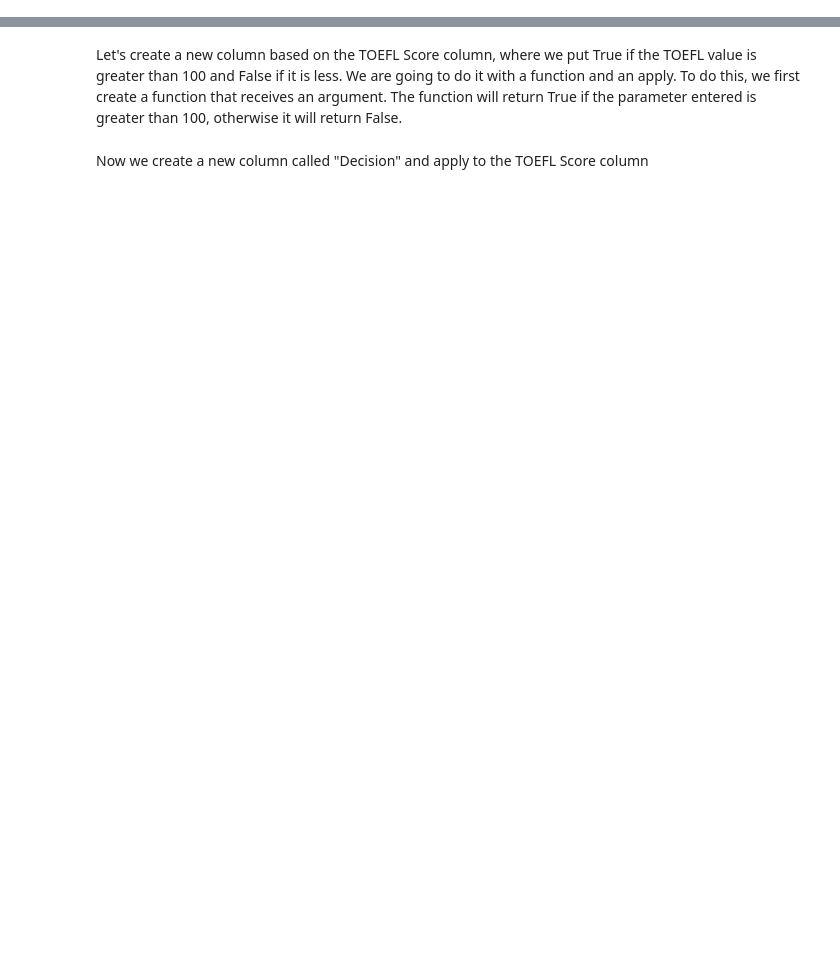
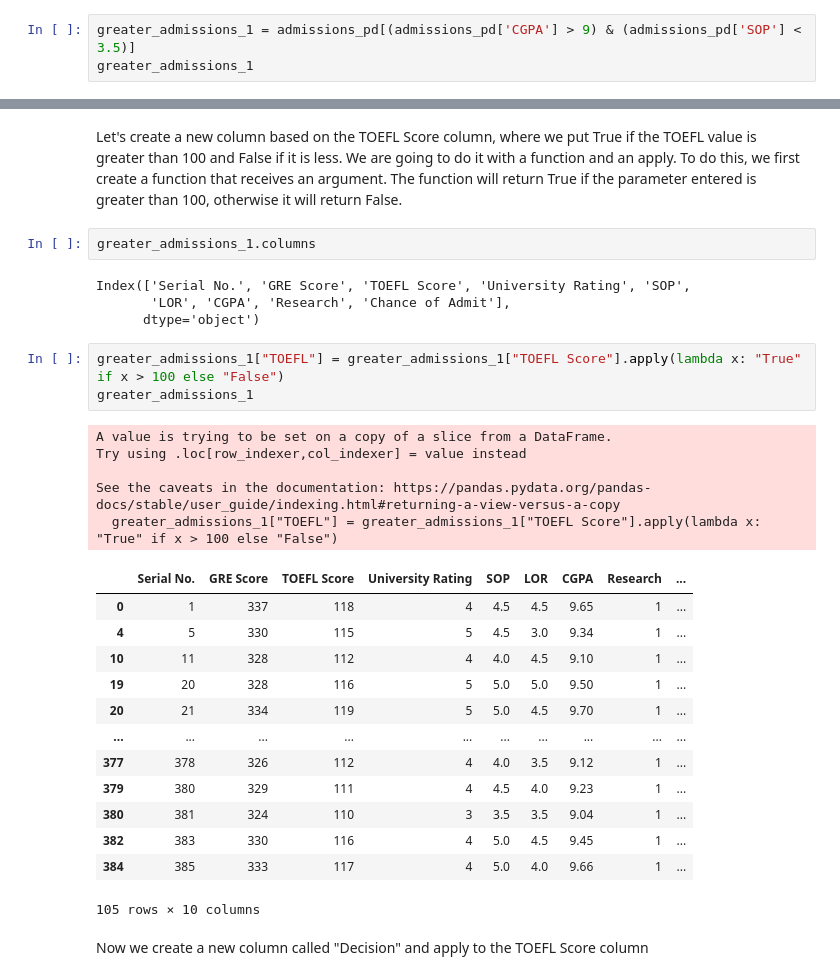
Before and after one commit to claestela/lab-pandas, a Jupyter notebook: your-code/challenge-1.ipynb, the cells around one changed output, grey strips where cells are left out. Drawn from its saved outputs; the diff is of its cells as text; blank space fills up the shorter version.

```diff
--- a/your-code/challenge-1.ipynb
+++ b/your-code/challenge-1.ipynb
@@ -92,0 +379,3 @@ Do` and `CGPA` also uniquely identify the data? Show this in the cell below.
+# %%
+greater_admissions_1 = admissions_pd[(admissions_pd['CGPA'] > 9) & (admissions_pd['SOP'] < 3.5)]
+greater_admissions_1
@@ -93,5 +389,33 @@ Do` and `CGPA` also uniquely identify the data? Show this in the cell below.
 # %% [markdown]
 Let's create a new column based on the TOEFL Score column, where we put True if the TOEFL value is greater than 100 and False if it is less. We are going to do it with a function and an apply.
 To do this, we first create a function that receives an argument. The function will return True if the parameter entered is greater than 100, otherwise it will return False.
+# %%
+greater_admissions_1.columns
+# %% [output]
+Index(['Serial No.', 'GRE Score', 'TOEFL Score', 'University Rating', 'SOP',
+       'LOR', 'CGPA', 'Research', 'Chance of Admit'],
+      dtype='object')
+# %%
+greater_admissions_1["TOEFL"] = greater_admissions_1["TOEFL Score"].apply(lambda x: "True" if x > 100 else "False")
+greater_admissions_1
+# %% [output]
+A value is trying to be set on a copy of a slice from a DataFrame.
+Try using .loc[row_indexer,col_indexer] = value instead
+
+See the caveats in the documentation: https://pandas.pydata.org/pandas-docs/stable/user_guide/indexing.html#returning-a-view-versus-a-copy
+  greater_admissions_1["TOEFL"] = greater_admissions_1["TOEFL Score"].apply(lambda x: "True" if x > 100 else "False")
+|  | Serial No. | GRE Score | TOEFL Score | University Rating | SOP | LOR | CGPA | Research | ... |
+| 0 | 1 | 337 | 118 | 4 | 4.5 | 4.5 | 9.65 | 1 | ... |
+| 4 | 5 | 330 | 115 | 5 | 4.5 | 3.0 | 9.34 | 1 | ... |
+| 10 | 11 | 328 | 112 | 4 | 4.0 | 4.5 | 9.10 | 1 | ... |
+| 19 | 20 | 328 | 116 | 5 | 5.0 | 5.0 | 9.50 | 1 | ... |
+| 20 | 21 | 334 | 119 | 5 | 5.0 | 4.5 | 9.70 | 1 | ... |
+| ... | ... | ... | ... | ... | ... | ... | ... | ... | ... |
+| 377 | 378 | 326 | 112 | 4 | 4.0 | 3.5 | 9.12 | 1 | ... |
+| 379 | 380 | 329 | 111 | 4 | 4.5 | 4.0 | 9.23 | 1 | ... |
+| 380 | 381 | 324 | 110 | 3 | 3.5 | 3.5 | 9.04 | 1 | ... |
+| 382 | 383 | 330 | 116 | 4 | 5.0 | 4.5 | 9.45 | 1 | ... |
+| 384 | 385 | 333 | 117 | 4 | 5.0 | 4.0 | 9.66 | 1 | ... |
+105 rows × 10 columns
 # %% [markdown]
 Now we create a new column called "Decision" and apply to the TOEFL Score column
```
Also changed, not shown: parts of 34 cells of this notebook.
